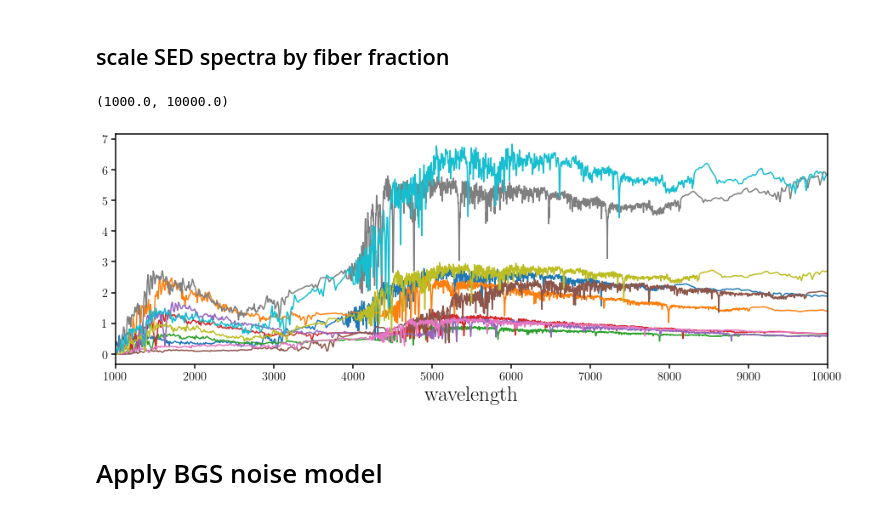
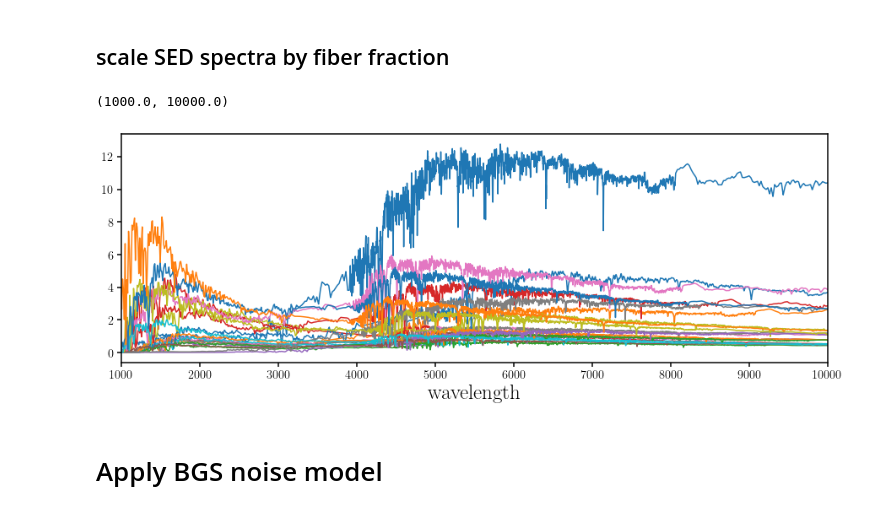
Before and after one commit to changhoonhahn/gqp_mc, a Jupyter notebook: nb/lgal_fm.ipynb, the cells around one changed output. Drawn from its saved outputs; the diff is of its cells as text; code cells hidden in the pictures.

Commit message:
forward modeling the full mocha

```diff
--- a/nb/lgal_fm.ipynb
+++ b/nb/lgal_fm.ipynb
@@ -70,7 +78,7 @@ meta['logM_total']  = [np.log10(np.sum(sfh0) + np.sum(sfh1)) for sfh0, sfh1 in z
 
 # mass weighted age and metallicity
 t_age_mw, z_mw = [], []
-for i in range(len(lgal_dict['dt'])):
+for i in np.arange(len(lgal_dict['dt'])):
     t_age_mw.append(
             np.sum(lgal_dict['t_sfh'][i] * (lgal_dict['sfh_disk'][i] + lgal_dict['sfh_bulge'][i])) /
             np.sum(lgal_dict['sfh_disk'][i] + lgal_dict['sfh_bulge'][i])
@@ -172,9 +185,26 @@ photo_rfiber_meas = photo_rfiber_true + photo_rivar_fiber**-0.5 * np.random.rand
+# %%
+# write out photometry
+fout = h5py.File(os.path.join('/global/cscratch1/sd/chahah/gqp_mc/', 'mini_mocha', 'lgal_fsps.mocha.v%s.hdf5' % (version)), 'w')
+# photometry
+for i, b in enumerate(['g', 'r', 'z', 'w1', 'w2']):
+    # 'true'
+    fout.create_dataset('photo_flux_%s_true' % b, data=photo_true[:,i])
+    fout.create_dataset('photo_ivar_%s_true' % b, data=photo_ivars[:,i])
+    # 'measured'
+    fout.create_dataset('photo_flux_%s_meas' % b, data=photo_meas[:,i])
+
+# fiber flux
+fout.create_dataset('photo_fiberflux_r_true', data=photo_rfiber_true)
+fout.create_dataset('photo_fiberflux_r_meas', data=photo_rfiber_meas)
+fout.create_dataset('photo_fiberflux_r_ivar', data=photo_rivar_fiber)
+fout.create_dataset('frac_fiber', data=f_fiber) # fraction of flux in fiber
+fout.close()
 # %% [markdown]
 ## scale SED spectra by fiber fraction
 # %%
 # interpolate to linear-spaced wavelength bin
-wave_lin = np.arange(1e3, 3e5, 0.2)
-flux_dust_interp = np.zeros((len(lgal_dict['flux_dust']), len(wave_lin)))
+wave_lin = np.arange(1e3, 1e5, 0.2)
+spectra_fiber = np.zeros((len(lgal_dict['flux_dust']), len(wave_lin)))
 for i, _wave, _flux in zip(np.arange(len(lgal_dict['flux_dust'])), lgal_dict['wave_obs'], lgal_dict['flux_dust']):
     interp_flux_dust = sp.interpolate.interp1d(_wave.to(u.AA).value, _flux.to(1e-17 * u.erg/u.s/u.AA/u.cm**2).value, fill_value='extrapolate')
-    flux_dust_interp[i,:] = interp_flux_dust(wave_lin)
+    spectra_fiber[i,:] = interp_flux_dust(wave_lin)
@@ -181,3 +219,3 @@ for i, _wave, _flux in zip(np.arange(len(lgal_dict['flux_dust'])), lgal_dict['wa
 # %%
 # scaling down noiseless Lgal SED spectra by fiber fraction
-spectra_fiber = flux_dust_interp * f_fiber[:,None] # 10e-17 erg/s/cm2/A
+spectra_fiber *= np.array(f_fiber)[:,None] # 10e-17 erg/s/cm2/A
@@ -184,13 +228,13 @@ spectra_fiber = flux_dust_interp * f_fiber[:,None] # 10e-17 erg/s/cm2/A
 # %%
 fig = plt.figure(figsize=(15,5))
 sub = fig.add_subplot(111)
-for f in spectra_fiber[::10]:
+for f in spectra_fiber[::100]:
     sub.plot(wave_lin, f)
 sub.set_xlabel('wavelength', fontsize=25)
 sub.set_xlim(1e3, 1e4)
 # %% [output]
 (1000.0, 10000.0)
-[figure, old version]
+[figure, new version]
 # %% [markdown]
 # Apply BGS noise model
 # %%
```
Also changed, not shown: parts of 15 cells of this notebook.
